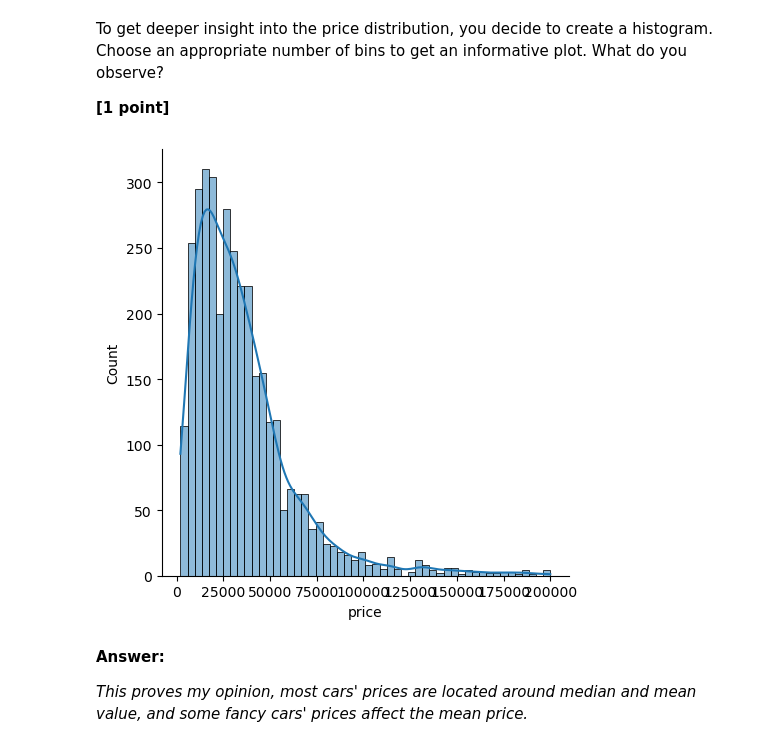
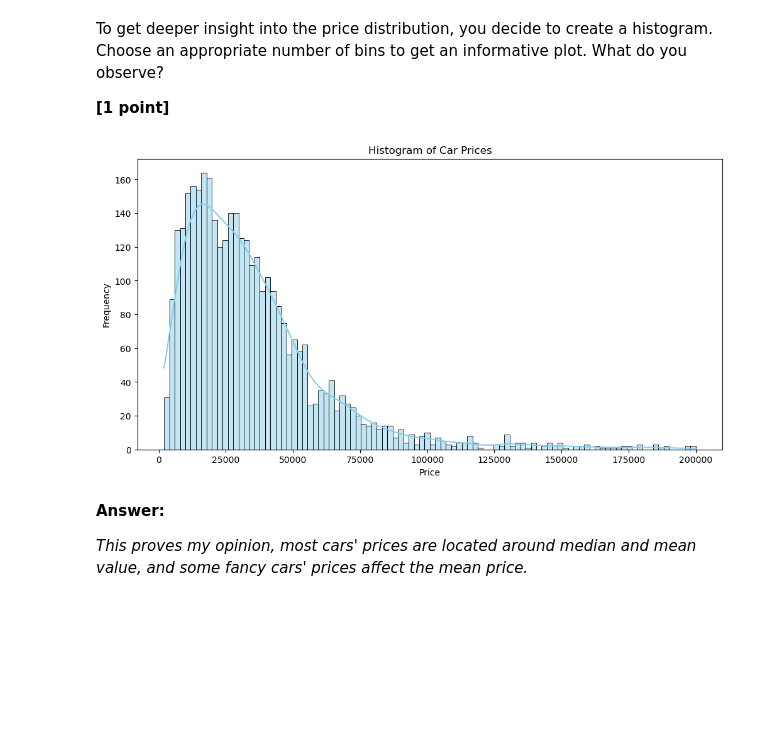
Before and after one commit to tianxj1996/IDS_ASS1, a Jupyter notebook: IDS_WS23_Assignment_part_1-student.ipynb, the cells around one changed output. Saved outputs shown, nothing was run; the diff lists cells and outputs as text; code cells hidden in the pictures; blank space fills up the shorter version.

```diff
--- a/IDS_WS23_Assignment_part_1-student.ipynb
+++ b/IDS_WS23_Assignment_part_1-student.ipynb
@@ -281,11 +281,16 @@ standard deviation = 27683.727120951815
 To get deeper insight into the price distribution, you decide to create a histogram. Choose an appropriate number of bins to get an informative plot. What do you observe?
 
 **[1 point]**
-# %%
-# Your code here
-sns.displot(df, x='price', kde=True);
-# %% [output]
-[figure, removed]
+# %%
+# Your code here
+plt.figure(figsize=(12, 6))
+sns.histplot(df['price'], bins=100, kde=True, color='skyblue')
+plt.title('Histogram of Car Prices')
+plt.xlabel('Price')
+plt.ylabel('Frequency')
+plt.show()
+# %% [output]
+[figure, added]
 # %% [markdown]
 **Answer:**
 
```
Also changed, not shown: parts of 44 cells of this notebook.
